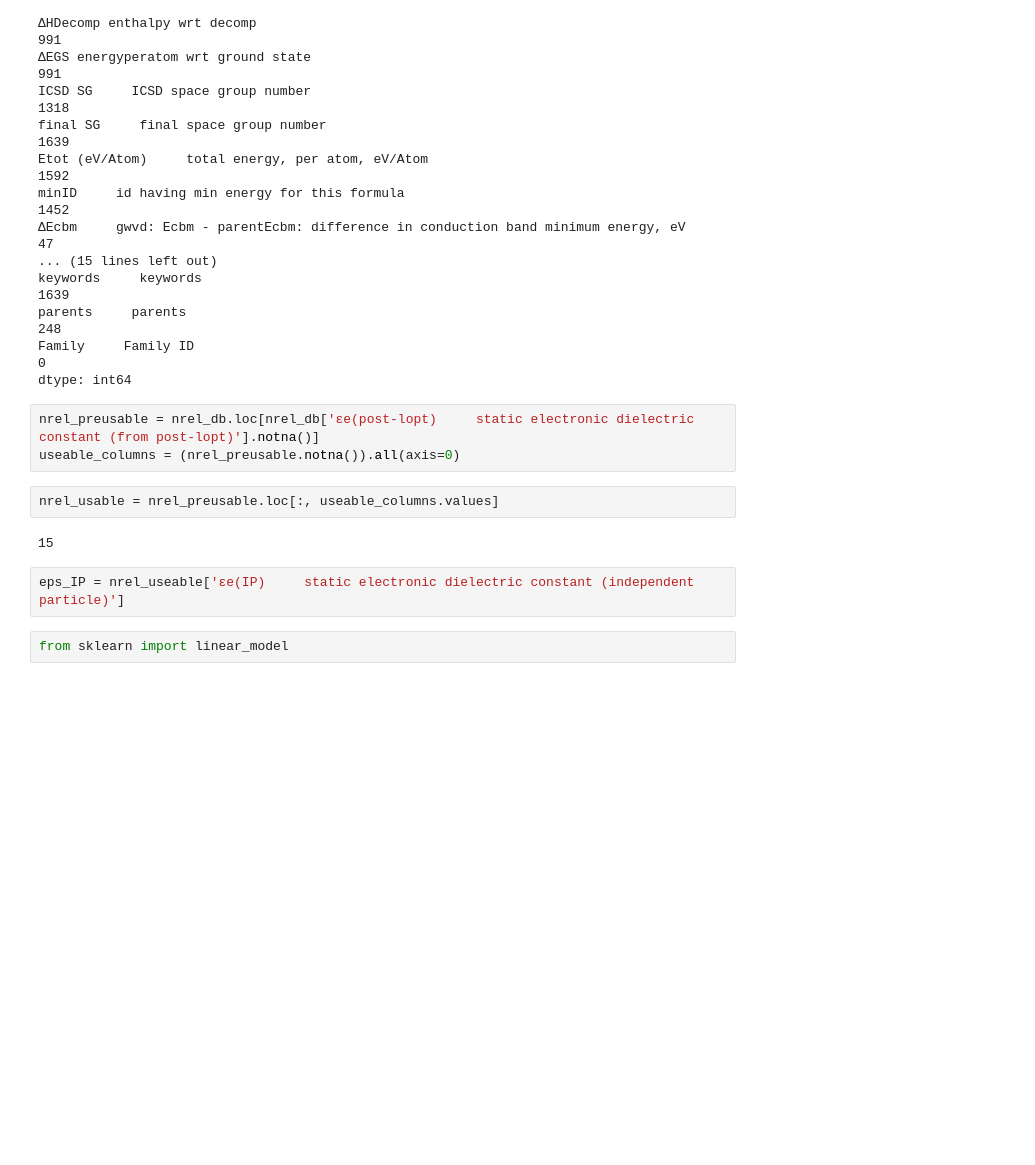
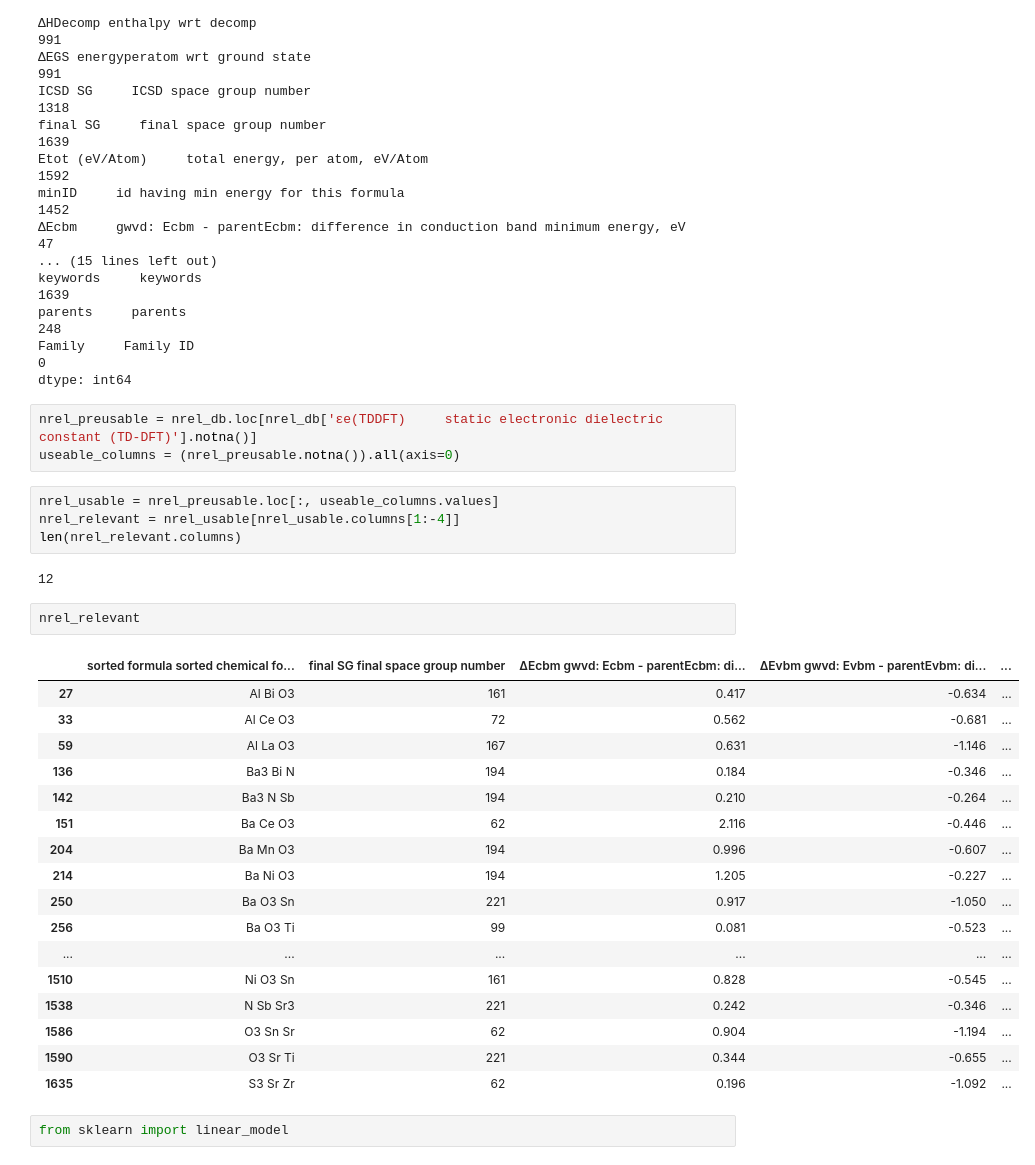
Before and after one commit to ap-uchi/camp_crew, a Jupyter notebook: aaron/nrel/training.ipynb, the cells around one changed output. Saved outputs shown, nothing was run; the diff lists cells and outputs as text; blank space fills up the shorter version.

```diff
--- a/aaron/nrel/training.ipynb
+++ b/aaron/nrel/training.ipynb
@@ -67,14 +67,34 @@ parents     parents
 Family     Family ID                                                                      0
 dtype: int64
 # %%
-nrel_preusable = nrel_db.loc[nrel_db['εe(post-lopt)     static electronic dielectric constant (from post-lopt)'].notna()]
+nrel_preusable = nrel_db.loc[nrel_db['εe(TDDFT)     static electronic dielectric constant (TD-DFT)'].notna()]
 useable_columns = (nrel_preusable.notna()).all(axis=0)
 # %%
 nrel_usable = nrel_preusable.loc[:, useable_columns.values]
+nrel_relevant = nrel_usable[nrel_usable.columns[1:-4]]
+len(nrel_relevant.columns)
 # %% [output]
-15
+12
-# %%
-eps_IP = nrel_useable['εe(IP)     static electronic dielectric constant (independent particle)']
+# %%
+nrel_relevant
+# %% [output]
+|  | sorted formula sorted chemical fo... | final SG final space group number | ΔEcbm gwvd: Ecbm - parentEcbm: di... | ΔEvbm gwvd: Evbm - parentEvbm: di... | ... |
+| 27 | Al Bi O3 | 161 | 0.417 | -0.634 | ... |
+| 33 | Al Ce O3 | 72 | 0.562 | -0.681 | ... |
+| 59 | Al La O3 | 167 | 0.631 | -1.146 | ... |
+| 136 | Ba3 Bi N | 194 | 0.184 | -0.346 | ... |
+| 142 | Ba3 N Sb | 194 | 0.210 | -0.264 | ... |
+| 151 | Ba Ce O3 | 62 | 2.116 | -0.446 | ... |
+| 204 | Ba Mn O3 | 194 | 0.996 | -0.607 | ... |
+| 214 | Ba Ni O3 | 194 | 1.205 | -0.227 | ... |
+| 250 | Ba O3 Sn | 221 | 0.917 | -1.050 | ... |
+| 256 | Ba O3 Ti | 99 | 0.081 | -0.523 | ... |
+| ... | ... | ... | ... | ... | ... |
+| 1510 | Ni O3 Sn | 161 | 0.828 | -0.545 | ... |
+| 1538 | N Sb Sr3 | 221 | 0.242 | -0.346 | ... |
+| 1586 | O3 Sn Sr | 62 | 0.904 | -1.194 | ... |
+| 1590 | O3 Sr Ti | 221 | 0.344 | -0.655 | ... |
+| 1635 | S3 Sr Zr | 62 | 0.196 | -1.092 | ... |
 # %%
 from sklearn import linear_model
 # %%
```
